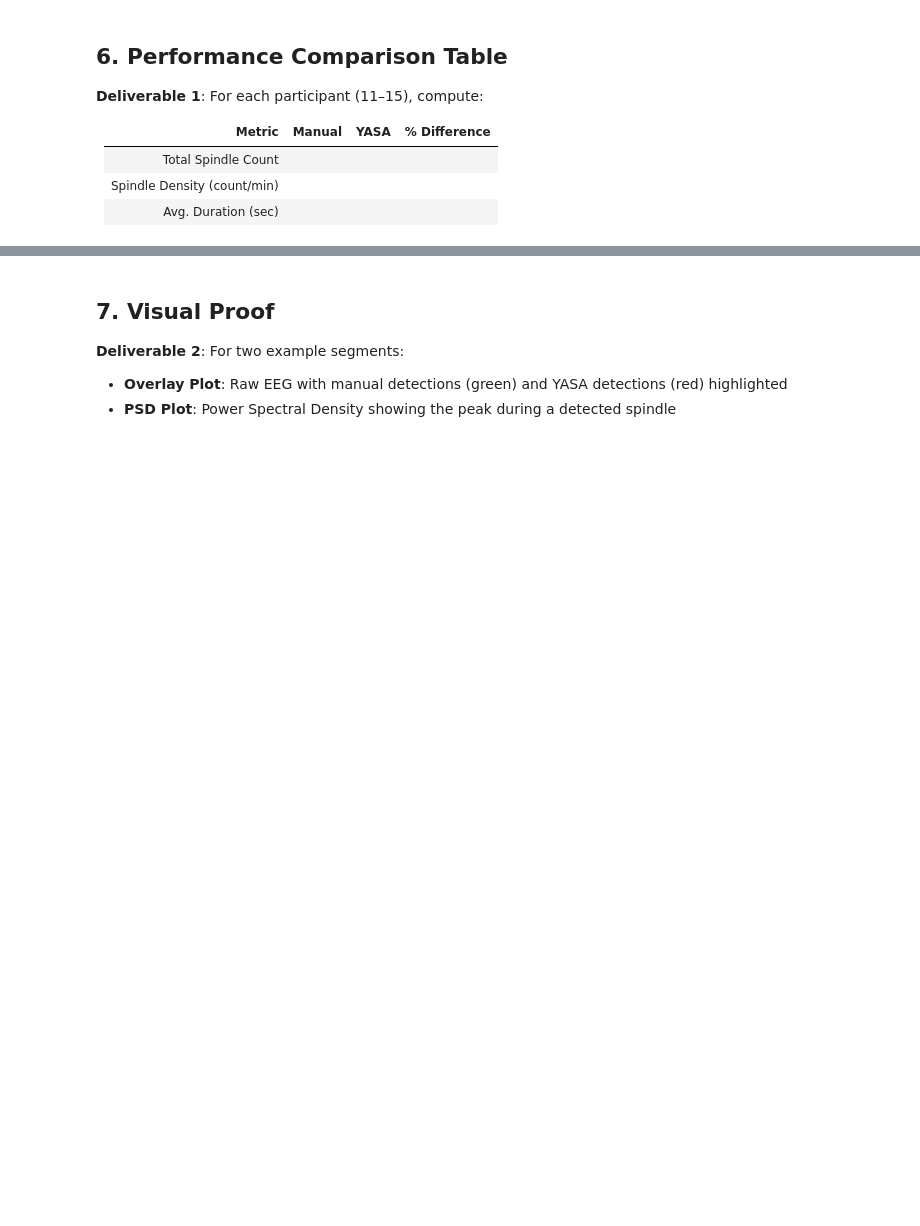
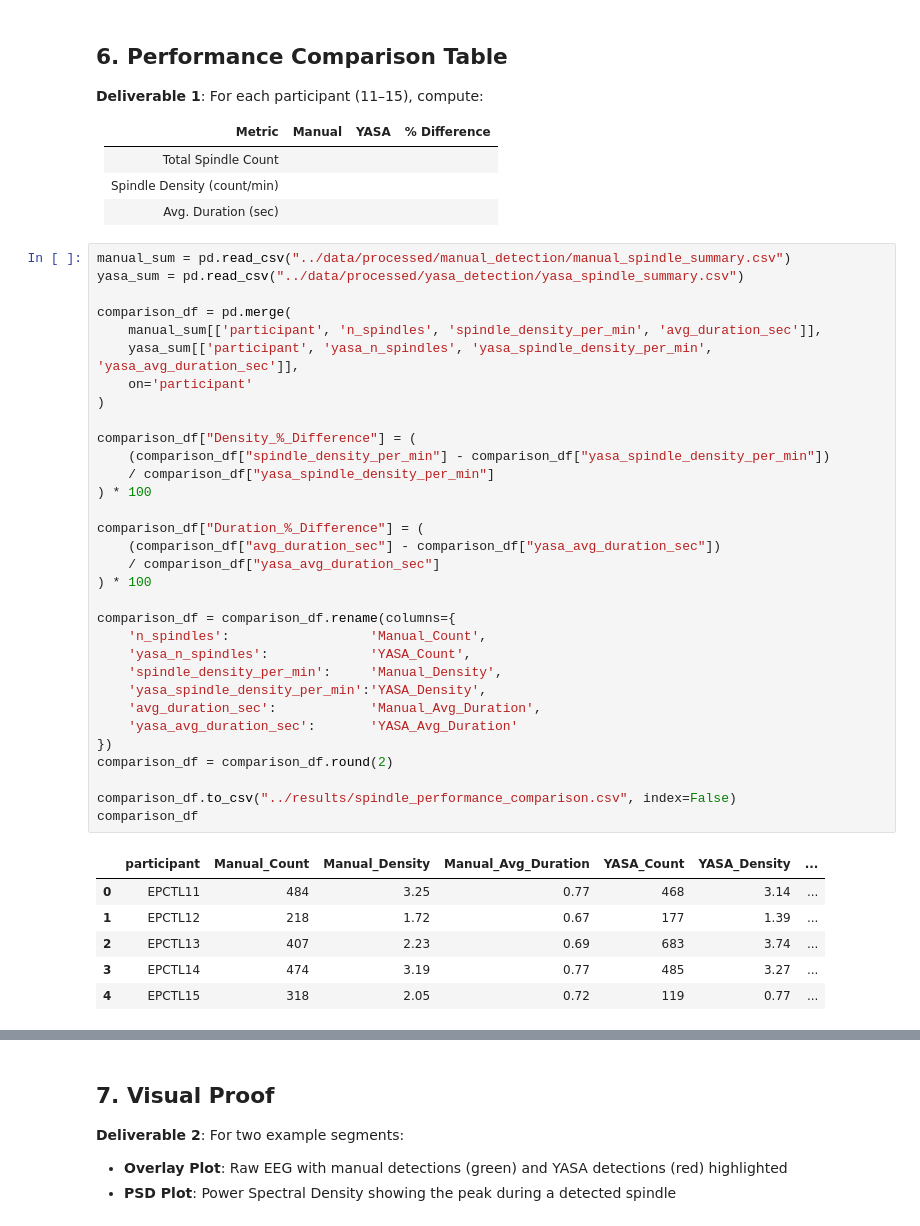
Before and after one commit to neehanthreddym/eeg-signal-processing-classification, a Jupyter notebook: notebooks/part1_spindles.ipynb, the cells around one changed output, grey strips where cells are left out. Saved outputs shown, nothing was run; the diff lists cells and outputs as text; blank space fills up the shorter version.

```diff
--- a/notebooks/part1_spindles.ipynb
+++ b/notebooks/part1_spindles.ipynb
@@ -717,3 +844,42 @@ Processing EPCTL15 | lead=CZ | k=1.5 | smooth_ms=200
 | Total Spindle Count | | | |
 | Spindle Density (count/min) | | | |
 | Avg. Duration (sec) | | | |
+# %%
+manual_sum = pd.read_csv("../data/processed/manual_detection/manual_spindle_summary.csv")
+yasa_sum = pd.read_csv("../data/processed/yasa_detection/yasa_spindle_summary.csv")
+
+comparison_df = pd.merge(
+    manual_sum[['participant', 'n_spindles', 'spindle_density_per_min', 'avg_duration_sec']],
+    yasa_sum[['participant', 'yasa_n_spindles', 'yasa_spindle_density_per_min', 'yasa_avg_duration_sec']],
+    on='participant'
+)
+
+comparison_df["Density_%_Difference"] = (
+    (comparison_df["spindle_density_per_min"] - comparison_df["yasa_spindle_density_per_min"])
+    / comparison_df["yasa_spindle_density_per_min"]
+) * 100
+
+comparison_df["Duration_%_Difference"] = (
+    (comparison_df["avg_duration_sec"] - comparison_df["yasa_avg_duration_sec"])
+    / comparison_df["yasa_avg_duration_sec"]
+) * 100
+
+comparison_df = comparison_df.rename(columns={
+    'n_spindles':                  'Manual_Count',
+    'yasa_n_spindles':             'YASA_Count',
+    'spindle_density_per_min':     'Manual_Density',
+    'yasa_spindle_density_per_min':'YASA_Density',
+    'avg_duration_sec':            'Manual_Avg_Duration',
+    'yasa_avg_duration_sec':       'YASA_Avg_Duration'
+})
+comparison_df = comparison_df.round(2)
+
+comparison_df.to_csv("../results/spindle_performance_comparison.csv", index=False)
+comparison_df
+# %% [output]
+|  | participant | Manual_Count | Manual_Density | Manual_Avg_Duration | YASA_Count | YASA_Density | ... |
+| 0 | EPCTL11 | 484 | 3.25 | 0.77 | 468 | 3.14 | ... |
+| 1 | EPCTL12 | 218 | 1.72 | 0.67 | 177 | 1.39 | ... |
+| 2 | EPCTL13 | 407 | 2.23 | 0.69 | 683 | 3.74 | ... |
+| 3 | EPCTL14 | 474 | 3.19 | 0.77 | 485 | 3.27 | ... |
+| 4 | EPCTL15 | 318 | 2.05 | 0.72 | 119 | 0.77 | ... |
```
Also changed, not shown: parts of 17 cells of this notebook, 6 other files.
